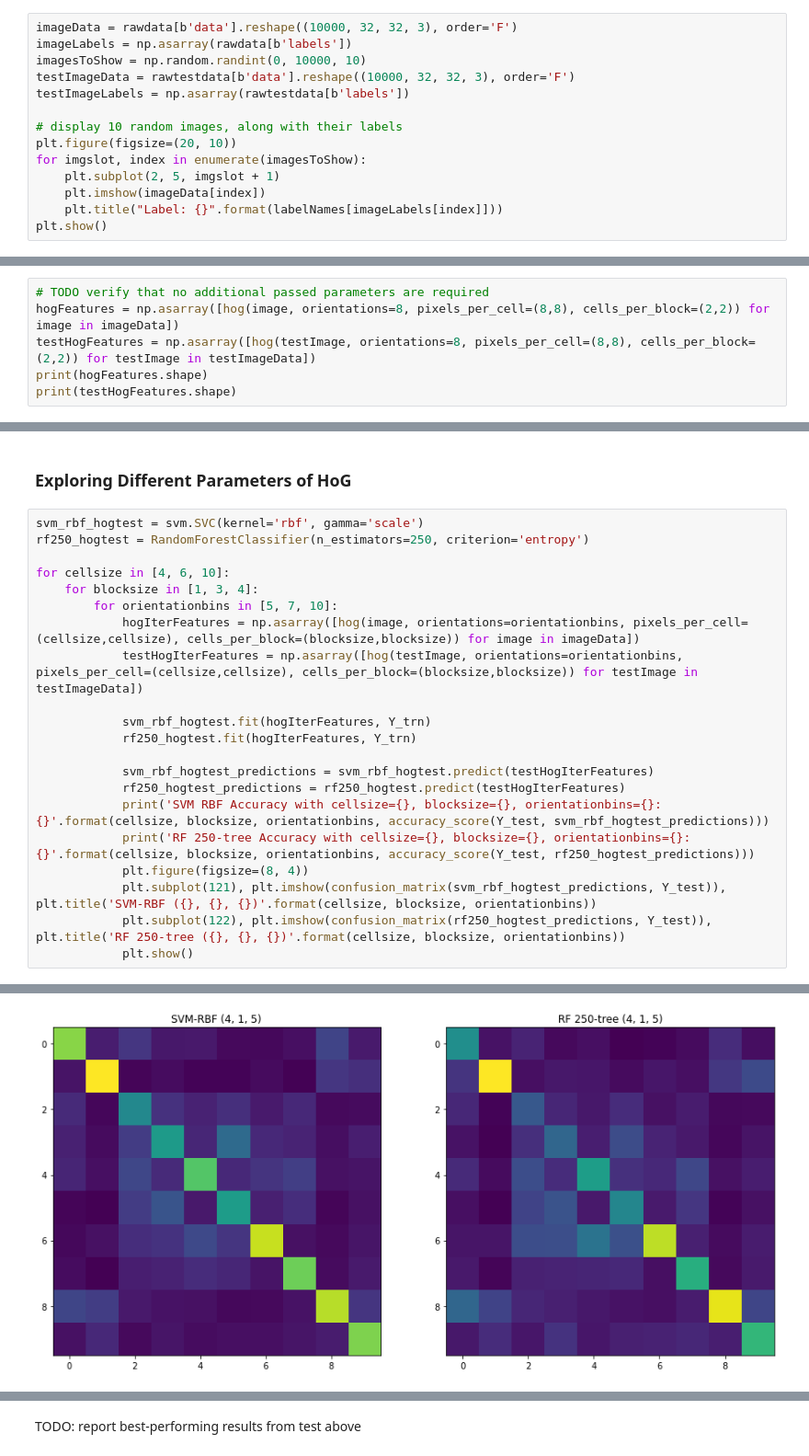
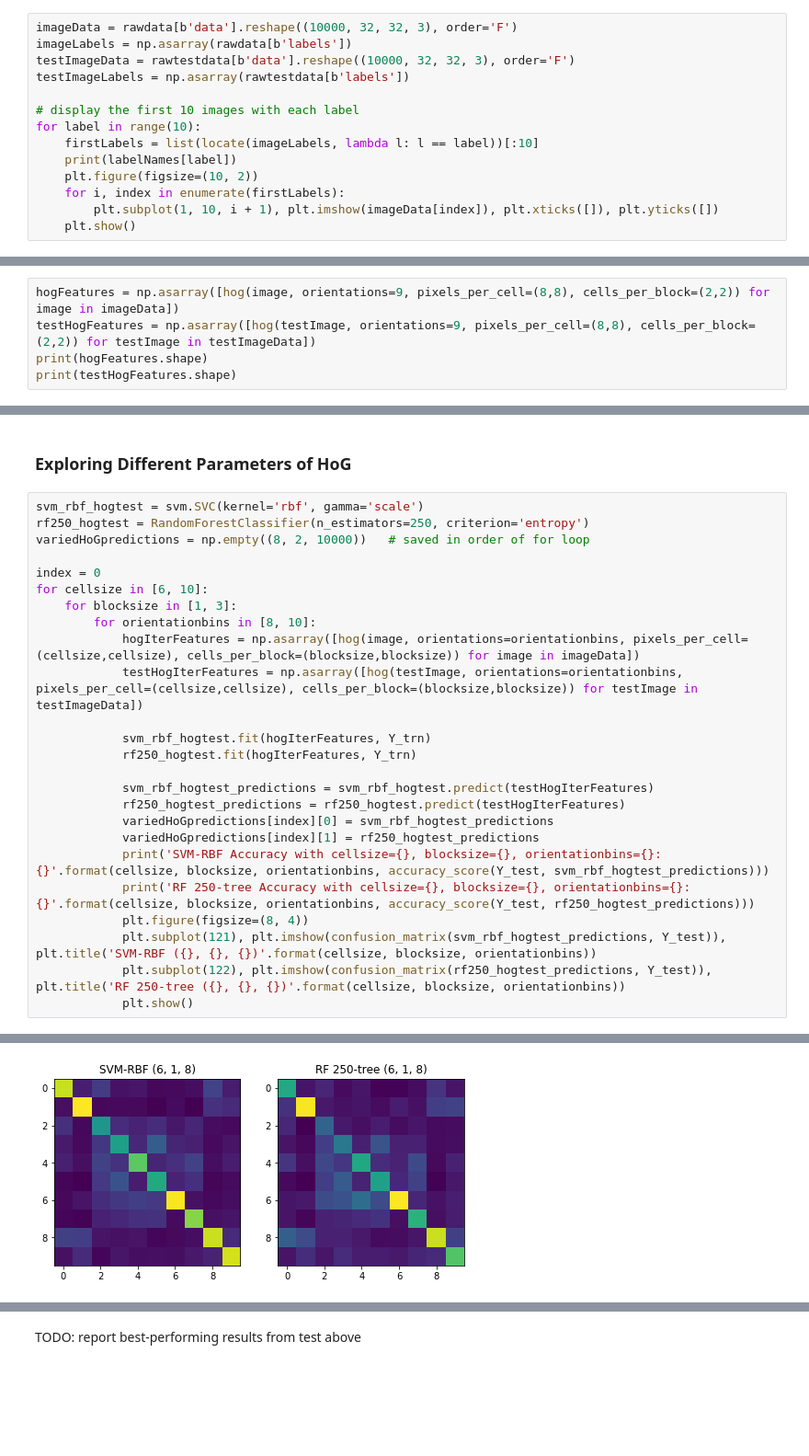
Before and after one commit to alexanderhale/ECSE415, a Jupyter notebook: Assignment_4/A4_Classifiers.ipynb, the cells around one changed output, grey strips where cells are left out. Shown at 92% size. Drawn from its saved outputs; the diff is of its cells as text; blank space fills up the shorter version.

```diff
--- a/Assignment_4/A4_Classifiers.ipynb
+++ b/Assignment_4/A4_Classifiers.ipynb
@@ -32,15 +37,15 @@ print(rawtestdata[b'data'].shape)
 # %%
 imageData = rawdata[b'data'].reshape((10000, 32, 32, 3), order='F')
 imageLabels = np.asarray(rawdata[b'labels'])
-imagesToShow = np.random.randint(0, 10000, 10)
 testImageData = rawtestdata[b'data'].reshape((10000, 32, 32, 3), order='F')
 testImageLabels = np.asarray(rawtestdata[b'labels'])
 
-# display 10 random images, along with their labels
-plt.figure(figsize=(20, 10))
-for imgslot, index in enumerate(imagesToShow):
-    plt.subplot(2, 5, imgslot + 1)
-    plt.imshow(imageData[index])
-    plt.title("Label: {}".format(labelNames[imageLabels[index]]))
-plt.show()
+# display the first 10 images with each label
+for label in range(10):
+    firstLabels = list(locate(imageLabels, lambda l: l == label))[:10]
+    print(labelNames[label])
+    plt.figure(figsize=(10, 2))
+    for i, index in enumerate(firstLabels):
+        plt.subplot(1, 10, i + 1), plt.imshow(imageData[index]), plt.xticks([]), plt.yticks([])
+    plt.show()
 # %% [output]
@@ -64,9 +81,8 @@ print(testMeanIntensityValues.shape)
 # %% [markdown]
 ### HoG
 # %%
-# TODO verify that no additional passed parameters are required
-hogFeatures = np.asarray([hog(image, orientations=8, pixels_per_cell=(8,8), cells_per_block=(2,2)) for image in imageData])
-testHogFeatures = np.asarray([hog(testImage, orientations=8, pixels_per_cell=(8,8), cells_per_block=(2,2)) for testImage in testImageData])
+hogFeatures = np.asarray([hog(image, orientations=9, pixels_per_cell=(8,8), cells_per_block=(2,2)) for image in imageData])
+testHogFeatures = np.asarray([hog(testImage, orientations=9, pixels_per_cell=(8,8), cells_per_block=(2,2)) for testImage in testImageData])
 print(hogFeatures.shape)
 print(testHogFeatures.shape)
 # %% [output]
@@ -218,10 +234,12 @@ TODO Is there any particular class which is hard to classify for SVM but easier
 # %%
 svm_rbf_hogtest = svm.SVC(kernel='rbf', gamma='scale')
 rf250_hogtest = RandomForestClassifier(n_estimators=250, criterion='entropy')
+variedHoGpredictions = np.empty((8, 2, 10000))   # saved in order of for loop
 
-for cellsize in [4, 6, 10]:
-    for blocksize in [1, 3, 4]:
-        for orientationbins in [5, 7, 10]:
+index = 0
+for cellsize in [6, 10]:
+    for blocksize in [1, 3]:
+        for orientationbins in [8, 10]:
             hogIterFeatures = np.asarray([hog(image, orientations=orientationbins, pixels_per_cell=(cellsize,cellsize), cells_per_block=(blocksize,blocksize)) for image in imageData])
             testHogIterFeatures = np.asarray([hog(testImage, orientations=orientationbins, pixels_per_cell=(cellsize,cellsize), cells_per_block=(blocksize,blocksize)) for testImage in testImageData])
 
@@ -230,7 +248,9 @@ for cellsize in [4, 6, 10]:
 
             svm_rbf_hogtest_predictions = svm_rbf_hogtest.predict(testHogIterFeatures)
             rf250_hogtest_predictions = rf250_hogtest.predict(testHogIterFeatures)
-            print('SVM RBF Accuracy with cellsize={}, blocksize={}, orientationbins={}: {}'.format(cellsize, blocksize, orientationbins, accuracy_score(Y_test, svm_rbf_hogtest_predictions)))
+            variedHoGpredictions[index][0] = svm_rbf_hogtest_predictions
+            variedHoGpredictions[index][1] = rf250_hogtest_predictions
+            print('SVM-RBF Accuracy with cellsize={}, blocksize={}, orientationbins={}: {}'.format(cellsize, blocksize, orientationbins, accuracy_score(Y_test, svm_rbf_hogtest_predictions)))
             print('RF 250-tree Accuracy with cellsize={}, blocksize={}, orientationbins={}: {}'.format(cellsize, blocksize, orientationbins, accuracy_score(Y_test, rf250_hogtest_predictions)))
             plt.figure(figsize=(8, 4))
             plt.subplot(121), plt.imshow(confusion_matrix(svm_rbf_hogtest_predictions, Y_test)), plt.title('SVM-RBF ({}, {}, {})'.format(cellsize, blocksize, orientationbins))
@@ -242 +262 @@ RF 250-tree Accuracy with cellsize=4, blocksize=1, orientationbins=5: 0.4131
-[figure, old version]
+[figure, new version]
```
Also changed, not shown: parts of 16 cells of this notebook.
